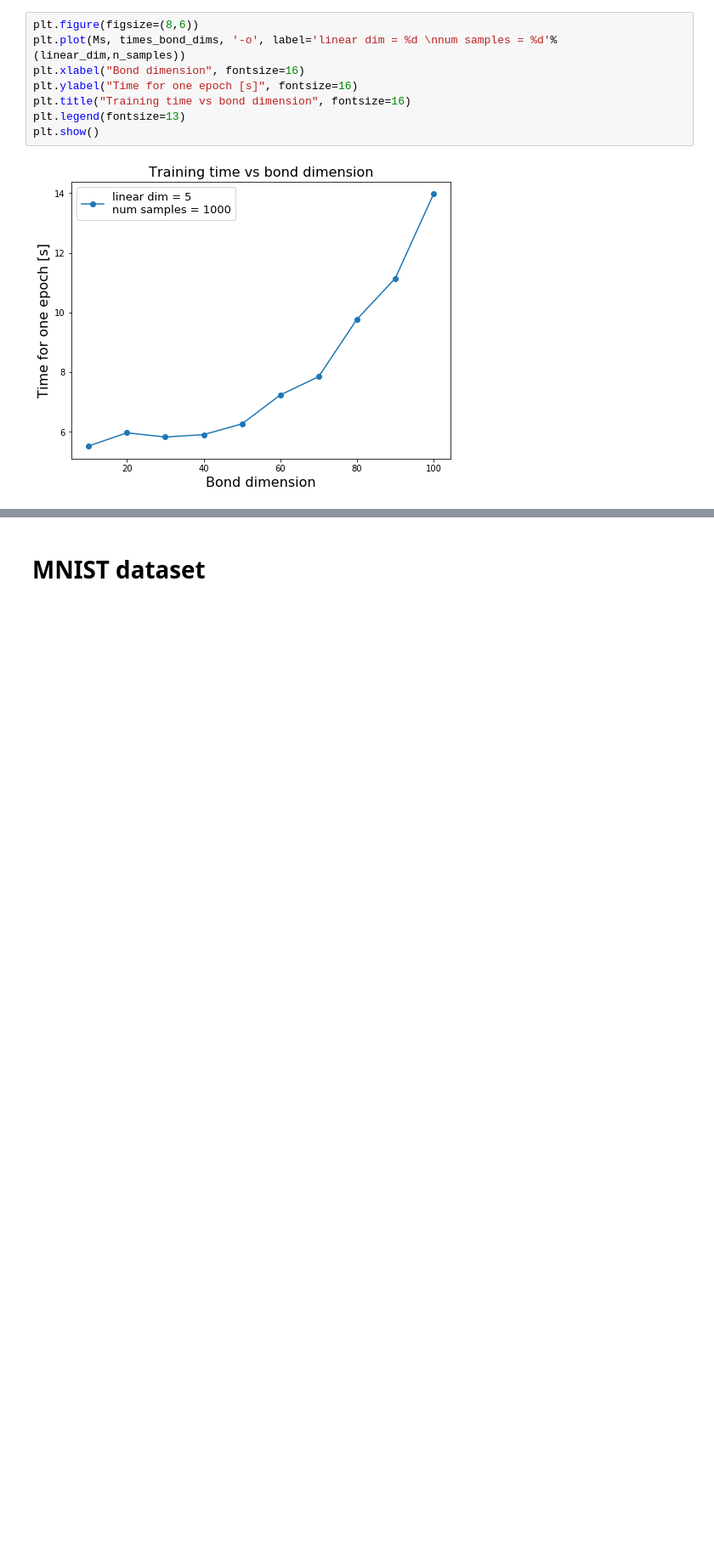
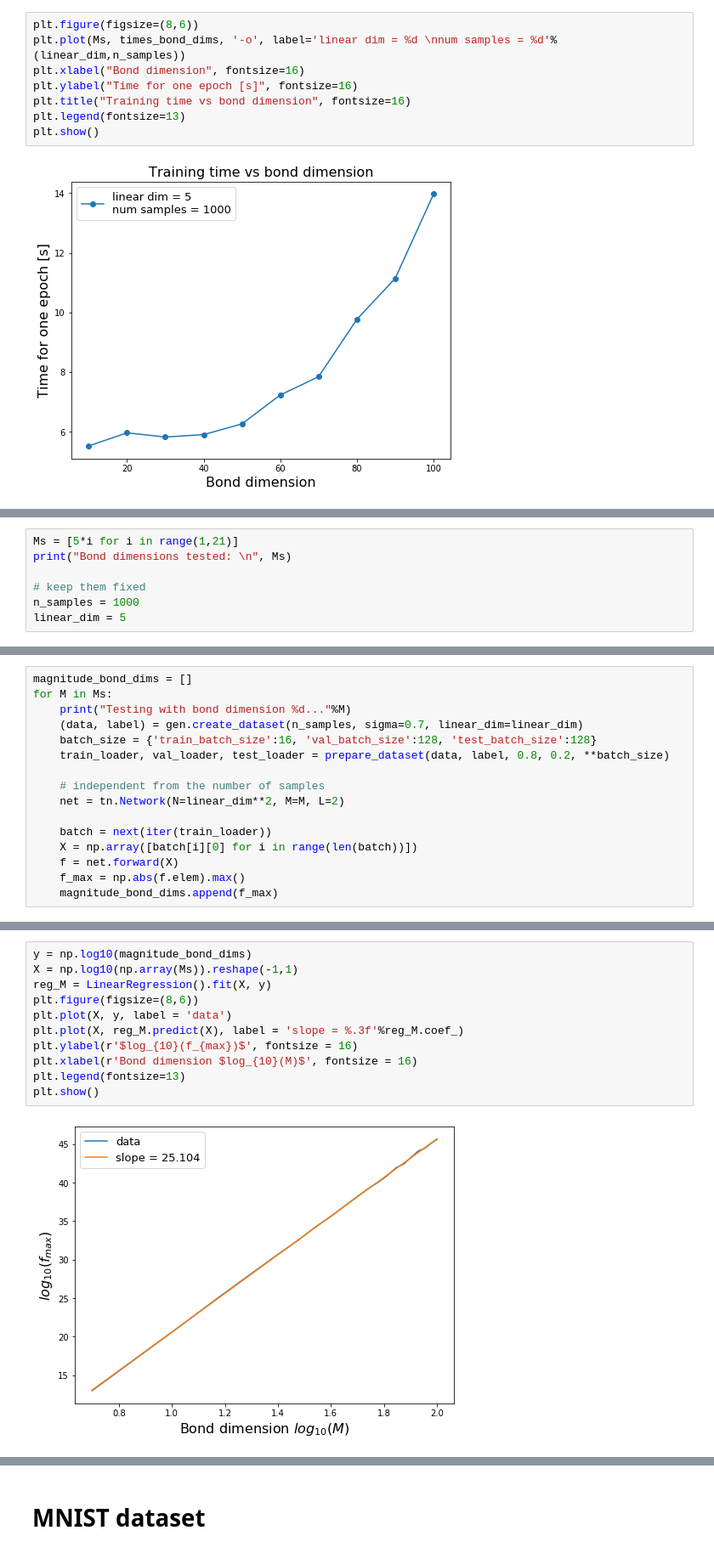
Before and after one commit to mango915/TensorNetworkForML, a Jupyter notebook: TensorNetwork/tn_test.ipynb, the cells around one changed output, grey strips where cells are left out. Shown at 85% size. Cells and saved outputs as stored; diff of their text form; blank space fills up the shorter version.

```diff
--- a/TensorNetwork/tn_test.ipynb
+++ b/TensorNetwork/tn_test.ipynb
@@ -290,0 +446,7 @@ plt.show()
+# %%
+Ms = [5*i for i in range(1,21)]
+print("Bond dimensions tested: \n", Ms)
+
+# keep them fixed
+n_samples = 1000
+linear_dim = 5
@@ -290,0 +456,16 @@ plt.show()
+# %%
+magnitude_bond_dims = []
+for M in Ms:
+    print("Testing with bond dimension %d..."%M)
+    (data, label) = gen.create_dataset(n_samples, sigma=0.7, linear_dim=linear_dim)
+    batch_size = {'train_batch_size':16, 'val_batch_size':128, 'test_batch_size':128}
+    train_loader, val_loader, test_loader = prepare_dataset(data, label, 0.8, 0.2, **batch_size)
+
+    # independent from the number of samples
+    net = tn.Network(N=linear_dim**2, M=M, L=2)
+
+    batch = next(iter(train_loader))
+    X = np.array([batch[i][0] for i in range(len(batch))])
+    f = net.forward(X)
+    f_max = np.abs(f.elem).max()
+    magnitude_bond_dims.append(f_max)
@@ -290,0 +493,13 @@ plt.show()
+# %%
+y = np.log10(magnitude_bond_dims)
+X = np.log10(np.array(Ms)).reshape(-1,1)
+reg_M = LinearRegression().fit(X, y)
+plt.figure(figsize=(8,6))
+plt.plot(X, y, label = 'data')
+plt.plot(X, reg_M.predict(X), label = 'slope = %.3f'%reg_M.coef_)
+plt.ylabel(r'$log_{10}(f_{max})$', fontsize = 16)
+plt.xlabel(r'Bond dimension $log_{10}(M)$', fontsize = 16)
+plt.legend(fontsize=13)
+plt.show()
+# %% [output]
+[figure, added]
```
Also changed, not shown: parts of 53 cells of this notebook, 1 other file.
